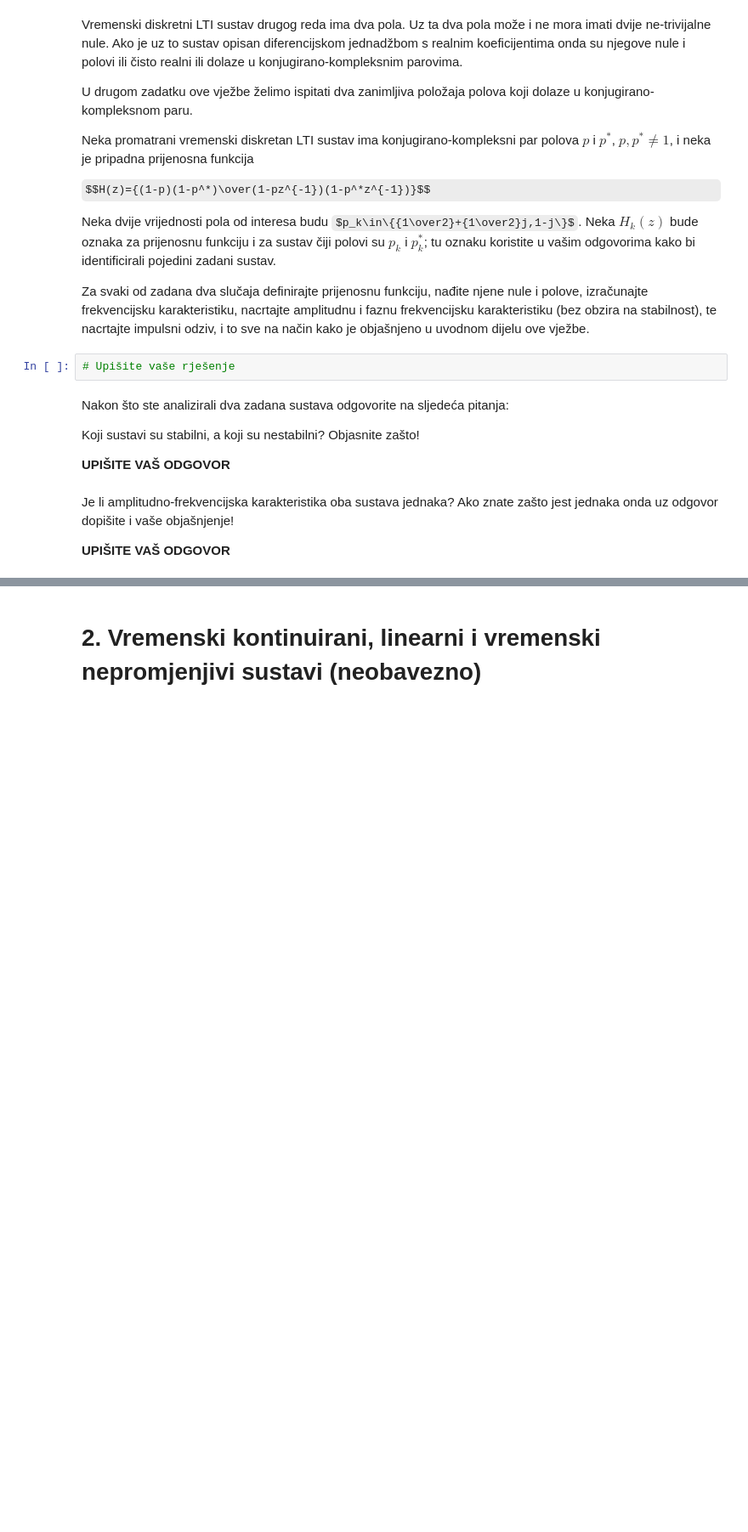
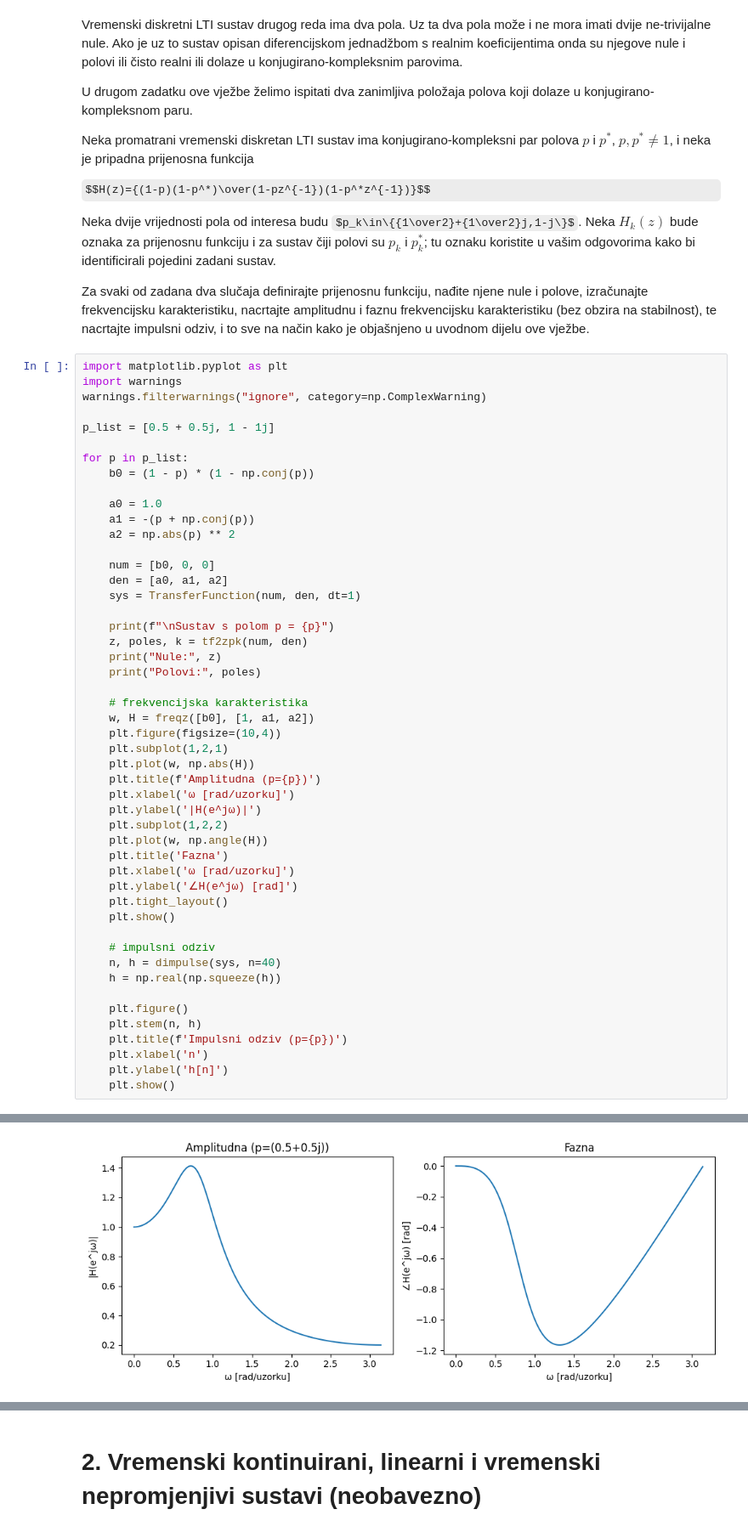
Before and after one commit to fran-galic/Basics-of-signal-processing, a Jupyter notebook: lab_3/0036546889_FRAN_GALIC_Vjezba_3.ipynb, the cells around one changed output, grey strips where cells are left out. Shown at 85% size. Saved outputs shown, nothing was run; the diff lists cells and outputs as text; some formulas as TeX source; blank space fills up the shorter version.

```diff
--- a/lab_3/0036546889_FRAN_GALIC_Vjezba_3.ipynb
+++ b/lab_3/0036546889_FRAN_GALIC_Vjezba_3.ipynb
@@ -417,15 +508,53 @@ $$H(z)={(1-p)(1-p^*)\over(1-pz^{-1})(1-p^*z^{-1})}$$
 Neka dvije vrijednosti pola od interesa budu $p_k\in\{{1\over2}+{1\over2}j,1-j\}$. Neka $H_k(z)$ bude oznaka za prijenosnu funkciju i za sustav čiji polovi su $p_k$ i $p_k^*$; tu oznaku koristite u vašim odgovorima kako bi identificirali pojedini zadani sustav.
 
 Za svaki od zadana dva slučaja definirajte prijenosnu funkciju, nađite njene nule i polove, izračunajte frekvencijsku karakteristiku, nacrtajte amplitudnu i faznu frekvencijsku karakteristiku (bez obzira na stabilnost), te nacrtajte impulsni odziv, i to sve na način kako je objašnjeno u uvodnom dijelu ove vježbe.
-# %%
-# Upišite vaše rješenje
-# %% [markdown]
-Nakon što ste analizirali dva zadana sustava odgovorite na sljedeća pitanja:
-
-Koji sustavi su stabilni, a koji su nestabilni? Objasnite zašto!
-
-**UPIŠITE VAŠ ODGOVOR**
-# %% [markdown]
-Je li amplitudno-frekvencijska karakteristika oba sustava jednaka? Ako znate zašto jest jednaka onda uz odgovor dopišite i vaše objašnjenje!
-
-**UPIŠITE VAŠ ODGOVOR**
+# %%
+import matplotlib.pyplot as plt
+import warnings
+warnings.filterwarnings("ignore", category=np.ComplexWarning)
+
+p_list = [0.5 + 0.5j, 1 - 1j]
+
+for p in p_list:
+    b0 = (1 - p) * (1 - np.conj(p))
+
+    a0 = 1.0
+    a1 = -(p + np.conj(p))
+    a2 = np.abs(p) ** 2
+
+    num = [b0, 0, 0]
+    den = [a0, a1, a2]
+    sys = TransferFunction(num, den, dt=1)
+
+    print(f"\nSustav s polom p = {p}")
+    z, poles, k = tf2zpk(num, den)
+    print("Nule:", z)
+    print("Polovi:", poles)
+
+    # frekvencijska karakteristika
+    w, H = freqz([b0], [1, a1, a2])
+    plt.figure(figsize=(10,4))
+    plt.subplot(1,2,1)
+    plt.plot(w, np.abs(H))
+    plt.title(f'Amplitudna (p={p})')
+    plt.xlabel('ω [rad/uzorku]')
+    plt.ylabel('|H(e^jω)|')
+    plt.subplot(1,2,2)
+    plt.plot(w, np.angle(H))
+    plt.title('Fazna')
+    plt.xlabel('ω [rad/uzorku]')
+    plt.ylabel('∠H(e^jω) [rad]')
+    plt.tight_layout()
+    plt.show()
+
+    # impulsni odziv
+    n, h = dimpulse(sys, n=40)
+    h = np.real(np.squeeze(h))
+
+    plt.figure()
+    plt.stem(n, h)
+    plt.title(f'Impulsni odziv (p={p})')
+    plt.xlabel('n')
+    plt.ylabel('h[n]')
+    plt.show()
+# %% [output]
@@ -431,0 +564 @@ Je li amplitudno-frekvencijska karakteristika oba sustava jednaka? Ako znate za
+[figure, added]
```
Also changed, not shown: parts of 15 cells of this notebook, 2 other files.
